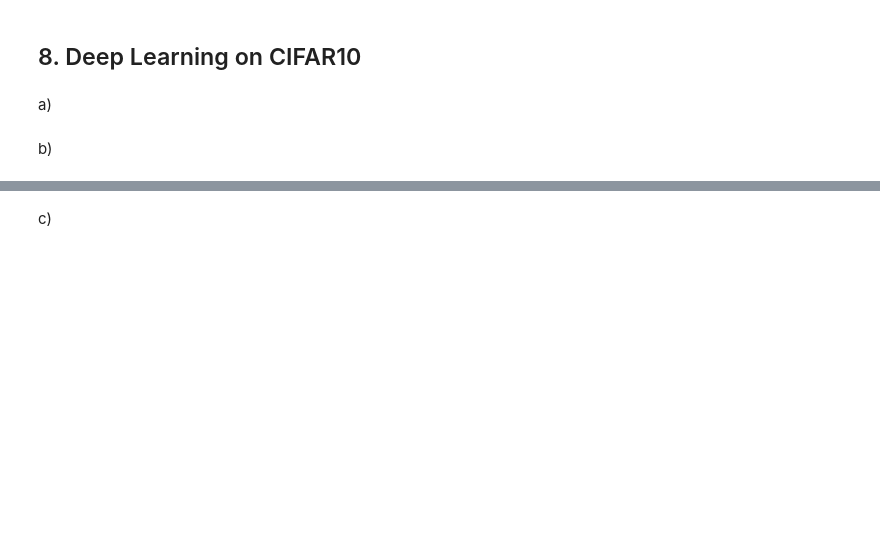
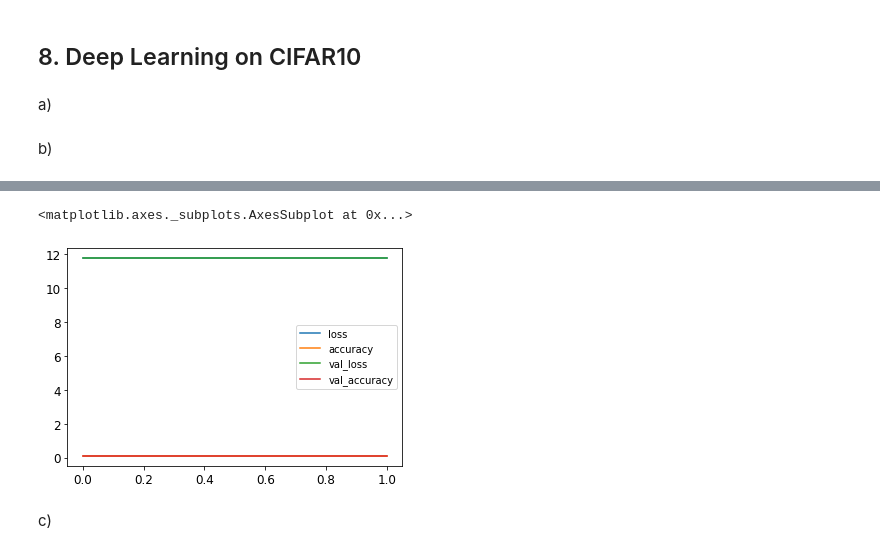
Before and after one commit to MiguelG26/Learning, a Jupyter notebook: Hands-On Machine Learning with Scikit-Learn and TensorFlow2/11_training_deep_neural_networks.ipynb, the cells around one changed output, grey strips where cells are left out. Saved outputs shown, nothing was run; the diff lists cells and outputs as text; code cells hidden in the pictures; blank space fills up the shorter version.

```diff
--- a/Hands-On Machine Learning with Scikit-Learn and TensorFlow2/11_training_deep_neural_networks.ipynb
+++ b/Hands-On Machine Learning with Scikit-Learn and TensorFlow2/11_training_deep_neural_networks.ipynb
@@ -1737,3 +1724,10 @@ Epoch 2/2
+# %%
+import pandas as pd
+#x1=history.history
+pd.DataFrame(x1).plot()
+# %% [output]
+<matplotlib.axes._subplots.AxesSubplot at 0x...>
+[figure, added]
 # %% [markdown]
 c)
 # %%
```
Also changed, not shown: parts of 21 cells of this notebook.
